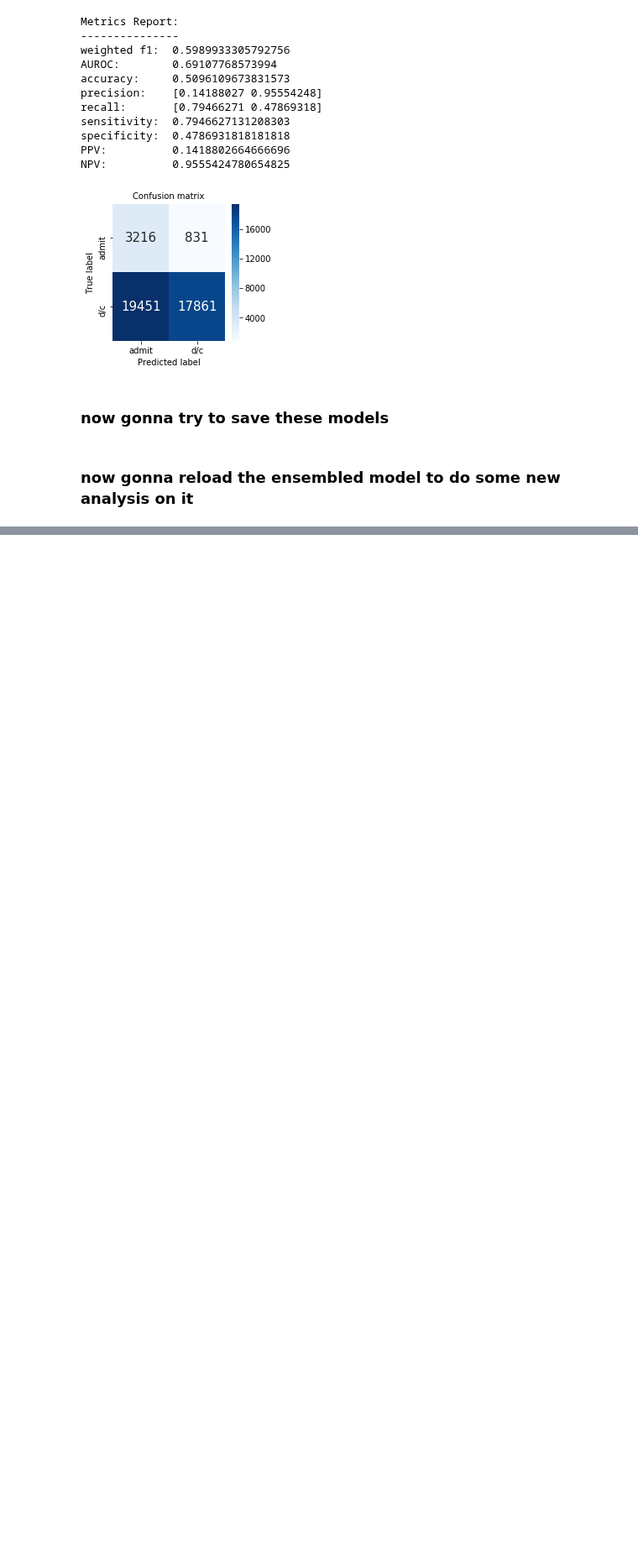
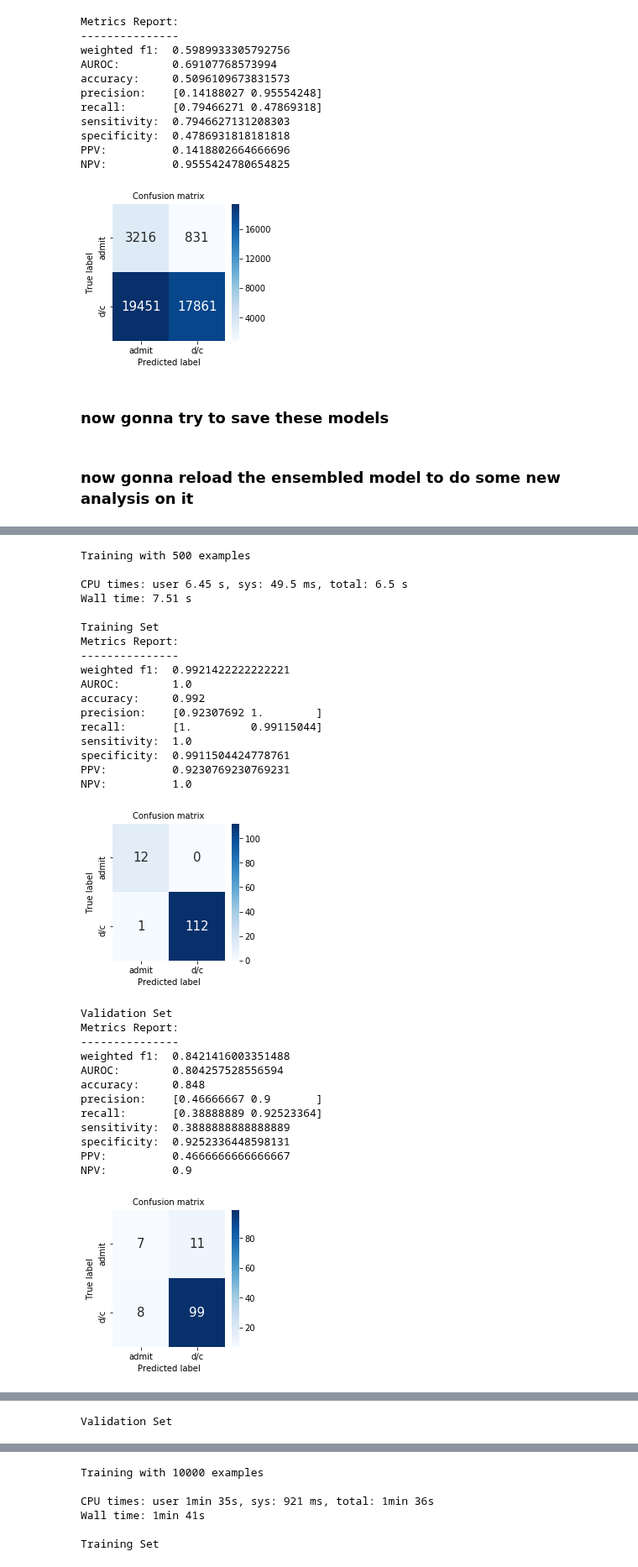
Before and after one commit to Jaskolk/ed-triage, a Jupyter notebook: ED_triage_xgb-v3.ipynb, the cells around one changed output, grey strips where cells are left out. Shown at 84% size. Saved outputs shown, nothing was run; the diff lists cells and outputs as text; code cells hidden in the pictures; blank space fills up the shorter version.

Commit message:
dataset size analysis xgb

```diff
--- a/ED_triage_xgb-v3.ipynb
+++ b/ED_triage_xgb-v3.ipynb
@@ -57,7 +57,7 @@ def show_confusion_matrix2(confusion_matrix, labels):
     plt.xlabel('Predicted label', fontsize=10)
     plt.show()
 
-def get_metrics(model, y_test, X_test, show_confusion = True, print_output = True):
+def get_metrics(model, y_test, X_test, show_confusion = True, print_output = True, return_values = False):
     preds = model.predict_proba(X_test)
     predictions = model.predict(X_test)
 
@@ -95,7 +95,8 @@ def get_metrics(model, y_test, X_test, show_confusion = True, print_output = Tru
     if show_confusion:
         show_confusion_matrix2(confusion, labels = ['admit', 'd/c'])
 
-    #return f1_w, f1, acc, prec, rec, auroc
+    if return_values == True:
+        return f1_w, auroc, acc, sens, ppv
 # %%
 def JJ_gridsearch(weights, print_output = False):
     epoch = 0
@@ -617,0 +621,59 @@ thresholding_analysis(predictions4, y_test4)
+# %%
+
+dataset_sizes = [500,1000, 10000, 30000, 60000, 100000, 130000, len(clin)]
+
+#initialize dataframe for results
+col_names = ['num_examples','train_f1', 'test_f1', 'train_acc', 'test_acc', 'train_auroc', 'test_auroc', 'train_ppv', 'test_ppv', 'train_sens', 'test_sens']
+output_df = pd.DataFrame(columns = col_names)
+
+for size in dataset_sizes:
+    print ()
+    print ('Training with {} examples'.format(size))
+    print ()
+
+    X_train, X_test, y_train, y_test = train_test_split(all_features[:size], target[:size], random_state=1)
+
+    xgc = xgb.XGBClassifier(scale_pos_weight = 1/9, gamma = 0.5, reg_alpha = 0.5)
+    %time xgc.fit(X_train, y_train)
+
+    #random train subset for metrics
+    random_indices = np.random.choice(X_test.shape[0], len(X_test), replace=False)
+
+    print ('\nTraining Set')
+    train_f1, train_auroc, train_acc, train_sens, train_ppv = get_metrics(xgc, y_train[random_indices], X_train[random_indices], return_values = True)
+    print ('\nValidation Set')
+    test_f1, test_auroc, test_acc, test_sens, test_ppv = get_metrics(xgc, y_test, X_test, return_values = True)
+
+    output_df.loc[len(output_df)] = [size,train_f1, test_f1, train_acc, test_acc, train_auroc, test_auroc, train_ppv, test_ppv, train_sens, test_sens]
+# %% [output]
+Training with 500 examples
+
+CPU times: user 6.45 s, sys: 49.5 ms, total: 6.5 s
+Wall time: 7.51 s
+
+Training Set
+Metrics Report:
+---------------
+weighted f1:  0.9921422222222221
+AUROC:        1.0
+accuracy:     0.992
+precision:    [0.92307692 1.        ]
+recall:       [1.         0.99115044]
+sensitivity:  1.0
+specificity:  0.9911504424778761
+PPV:          0.9230769230769231
+NPV:          1.0
+[figure, added]
+Validation Set
+Metrics Report:
+---------------
+weighted f1:  0.8421416003351488
+AUROC:        0.804257528556594
+accuracy:     0.848
+precision:    [0.46666667 0.9       ]
+recall:       [0.38888889 0.92523364]
+sensitivity:  0.3888888888888889
+specificity:  0.9252336448598131
+PPV:          0.4666666666666667
+NPV:          0.9
+[figure, added]
@@ -617,0 +698 @@ thresholding_analysis(predictions4, y_test4)
+Validation Set
@@ -617,0 +711,6 @@ thresholding_analysis(predictions4, y_test4)
+Training with 10000 examples
+
+CPU times: user 1min 35s, sys: 921 ms, total: 1min 36s
+Wall time: 1min 41s
+
+Training Set
```
Also changed, not shown: parts of 7 cells of this notebook, 3 other files.
